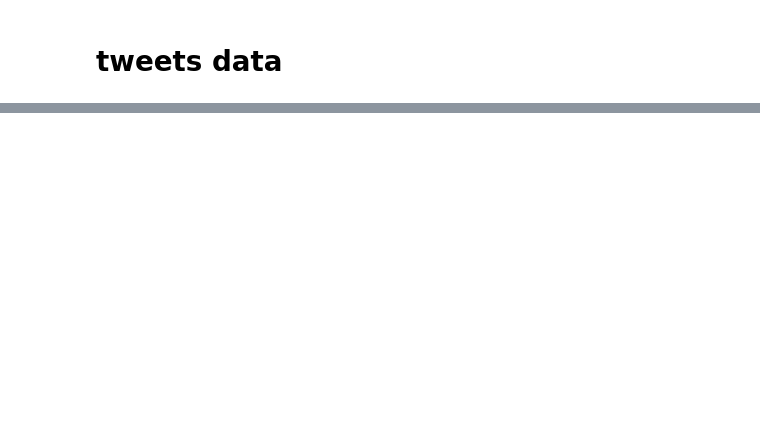
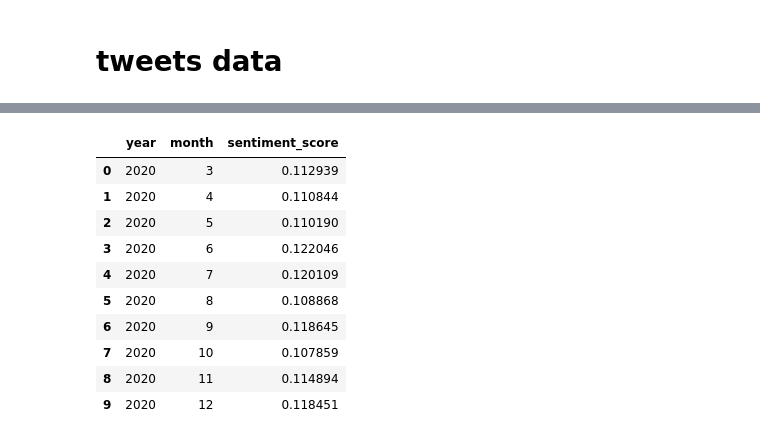
Before and after one commit to jadeyyuu/CCCTeam30-Twitter_Platform, a Jupyter notebook: DataAnalysis/historical analysis/couchDBanalysis.ipynb, the cells around one changed output, grey strips where cells are left out. Saved outputs shown, nothing was run; the diff lists cells and outputs as text; code cells hidden in the pictures; blank space fills up the shorter version.

```diff
--- a/DataAnalysis/historical analysis/couchDBanalysis.ipynb
+++ b/DataAnalysis/historical analysis/couchDBanalysis.ipynb
@@ -228,0 +236,16 @@ pd.DataFrame(allTweet)
+# %%
+melb2020 = pd.read_json('melb2020')[['year','month','sentiment_score','sentiment']]
+melb2020_mean = melb2020[['year','month','sentiment_score']].groupby(['year','month']).mean()
+melb2020_mean.reset_index()
+# %% [output]
+|  | year | month | sentiment_score |
+| 0 | 2020 | 3 | 0.112939 |
+| 1 | 2020 | 4 | 0.110844 |
+| 2 | 2020 | 5 | 0.110190 |
+| 3 | 2020 | 6 | 0.122046 |
+| 4 | 2020 | 7 | 0.120109 |
+| 5 | 2020 | 8 | 0.108868 |
+| 6 | 2020 | 9 | 0.118645 |
+| 7 | 2020 | 10 | 0.107859 |
+| 8 | 2020 | 11 | 0.114894 |
+| 9 | 2020 | 12 | 0.118451 |
```
Also changed, not shown: parts of 9 cells of this notebook, 6 other files.
